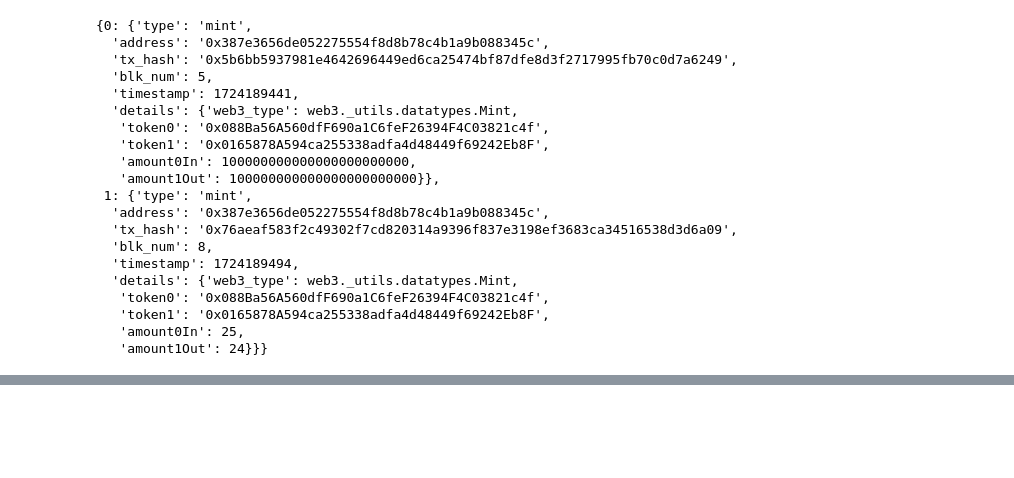
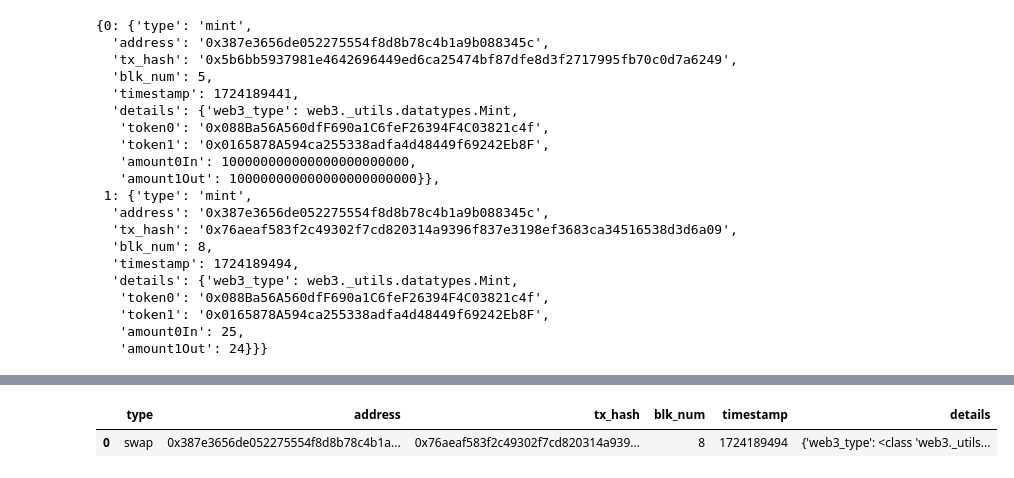
Before and after one commit to SYS-Labs/pachira-python, a Jupyter notebook: notebook/localnode/testnet_basepool.ipynb, the cells around one changed output, grey strips where cells are left out. Drawn from its saved outputs; the diff is of its cells as text; code cells hidden in the pictures; blank space fills up the shorter version.

```diff
--- a/notebook/localnode/testnet_basepool.ipynb
+++ b/notebook/localnode/testnet_basepool.ipynb
@@ -295,0 +299,40 @@ events
+# %%
+swap_filt = Filter.create_filter(address=None, event_types=[base_pool_contract.events.Swap])  # Listen events from any smart contract
+# %%
+reorg_mon = JSONRPCReorganisationMonitor(w3, check_depth=3)
+reorg_mon.load_initial_block_headers(block_count=5)
+processed_events = set()
+latest_block = reorg_mon.get_last_block_live()
+chain_reorg_resolution = reorg_mon.update_chain()
+start, end = chain_reorg_resolution.get_read_range()
+start = 1
+# %%
+rEvents = ReadEvents().apply(w3, start_block=start, end_block=end, filter=swap_filt)
+# %%
+events = {}
+evt: LogResult
+for k, evt in enumerate(rEvents):
+    # How to uniquely identify EVM logs
+    key = evt["blockHash"] + evt["transactionHash"] + evt["logIndex"]
+    topics = evt["topics"]
+    arguments = Conversion().decode_data(evt["data"])
+
+    event = {}
+    event['type'] = evt["event"].event_name.lower()
+    event['address'] = evt["address"]
+    event['tx_hash'] = evt["transactionHash"]
+    event['blk_num'] = evt["blockNumber"]
+    event['timestamp'] = evt["timestamp"]
+    event['details'] = {}
+    event['details']['web3_type'] = evt["event"]
+    event['details']['token0'] = Conversion().convert_uint256_hex_string_to_address(topics[0])
+    event['details']['token1'] = Conversion().convert_uint256_hex_string_to_address(topics[1])
+    event['details']['amount0In'] = Conversion().convert_int256_bytes_to_int(arguments[0])
+    event['details']['amount1Out'] = Conversion().convert_int256_bytes_to_int(arguments[1])
+
+    events[k] = event
+    if key not in processed_events:
+        print(f"Swap at block:{evt['blockNumber']:,} tx:{evt['transactionHash']}")
+        processed_events.add(key)
+else:
+    print(".")
@@ -295,0 +342,6 @@ events
+# %%
+df_events = pd.DataFrame.from_dict(events, orient='index')
+df_events
+# %% [output]
+|  | type | address | tx_hash | blk_num | timestamp | details |
+| 0 | swap | 0x387e3656de052275554f8d8b78c4b1a... | 0x76aeaf583f2c49302f7cd820314a939... | 8 | 1724189494 | {'web3_type': <class 'web3._utils... |
```
Also changed, not shown: parts of 14 cells of this notebook.
